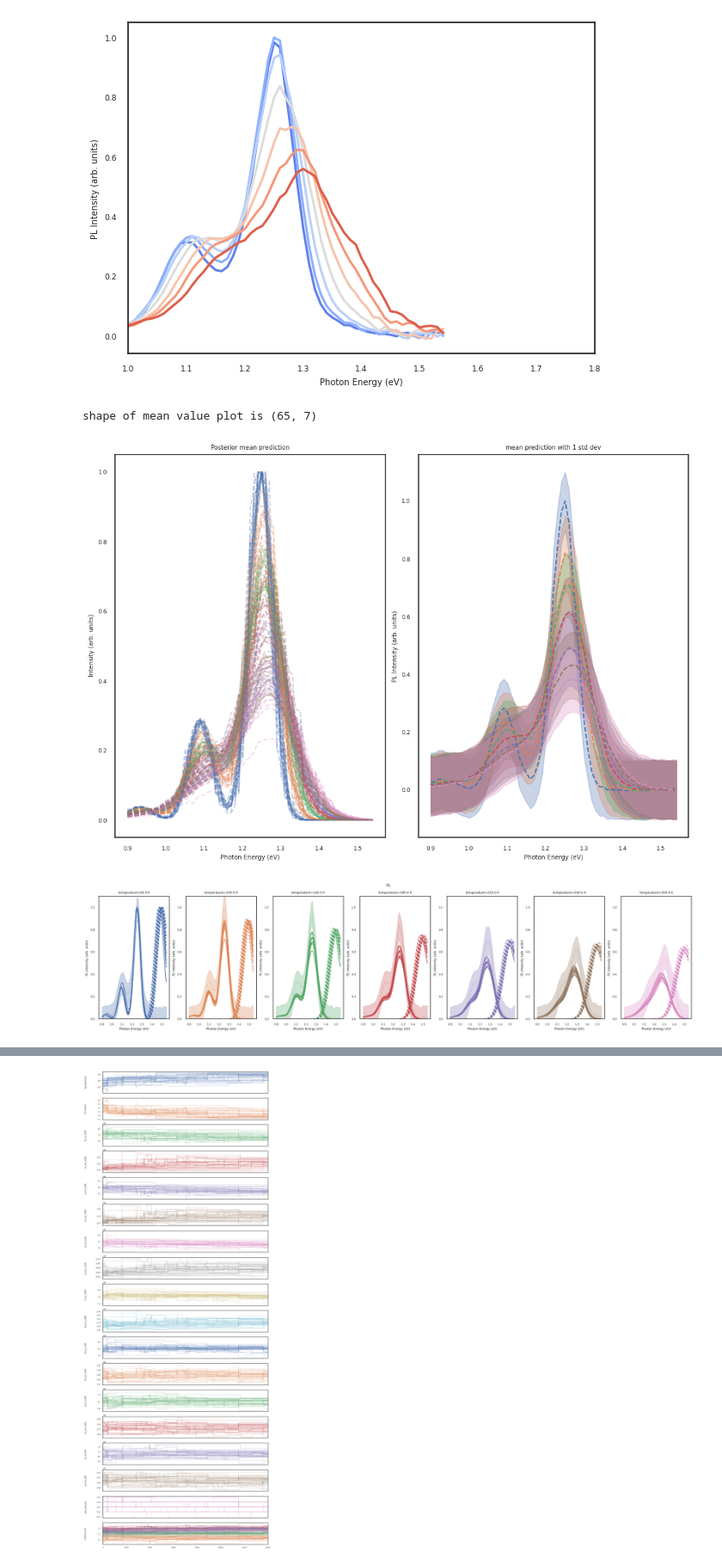
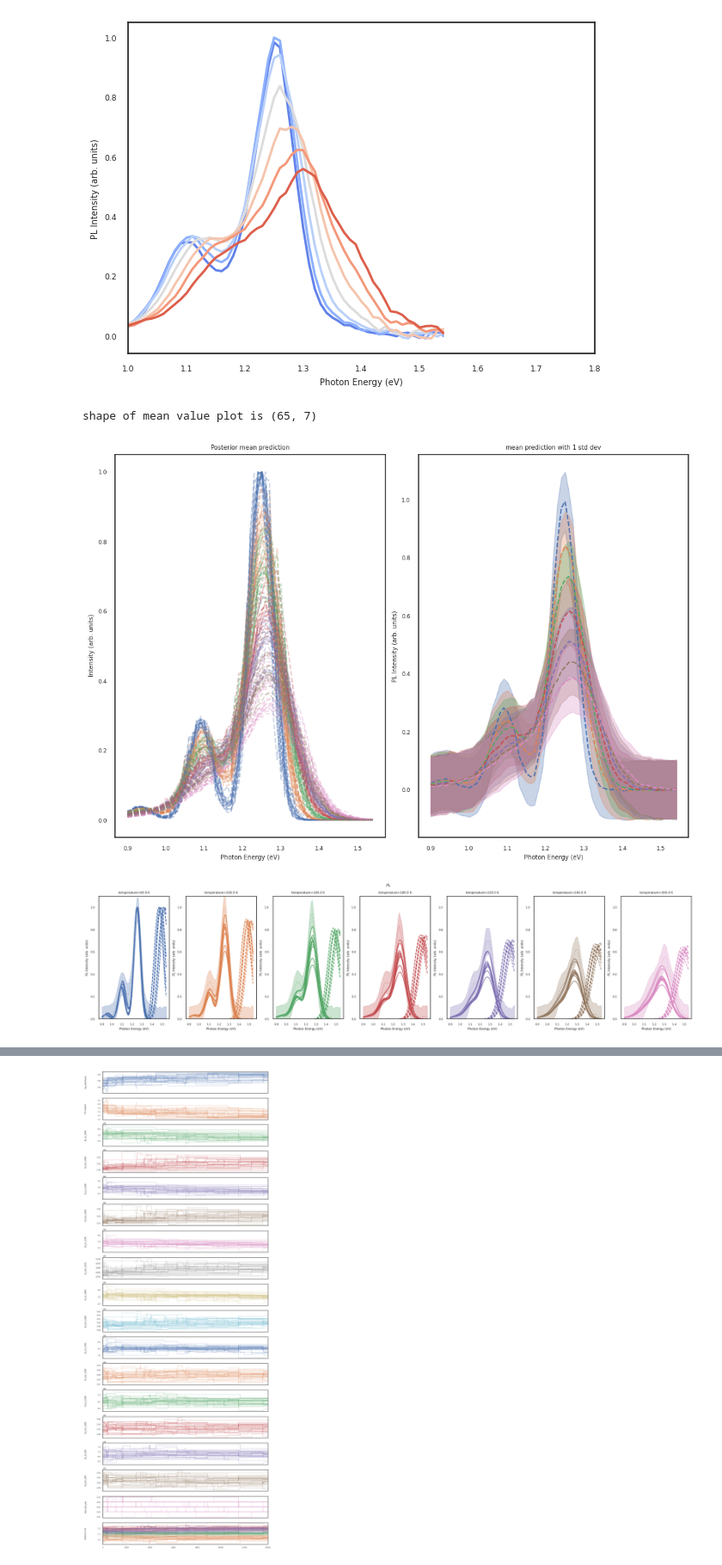
Before and after one commit to mohammedazzouzi15/pl_temp_fit, a Jupyter notebook: notebook/2_analyse_sampling_output_PL.ipynb, the cells around one changed output, grey strips where cells are left out. Shown at 86% size. Cells and saved outputs as stored; diff of their text form; code cells hidden in the pictures.

```diff
--- a/notebook/2_analyse_sampling_output_PL.ipynb
+++ b/notebook/2_analyse_sampling_output_PL.ipynb
@@ -166,19 +166,19 @@ ax.set_xlim(1, 1.8)
 [figure]
 # %%
 filter_log_likelihood = (
-    "blobs['log_likelihood'] > max(blobs['log_likelihood']) * 1.5"
+    "blobs['log_likelihood'] > max(blobs['log_likelihood']) * 1.1"
 )
 model_config_save["csv_name_pl"] = add_for_ssh+  model_config_save["csv_name_pl"]
 plot_utils.plot_fit_to_experimental_data(
     model_config_save,
     model_config,
     reader,
     discard=200,
     filter_log_likelihood=filter_log_likelihood,
 )
 # %% [output]
 shape of mean value plot is (65, 7)
-[figure, old version]
+[figure, new version]
-[figure, old version]
+[figure, new version]
 # %%
 importlib.reload(plot_utils)
```
Also changed, not shown: parts of 2 cells of this notebook, 4 other files.
